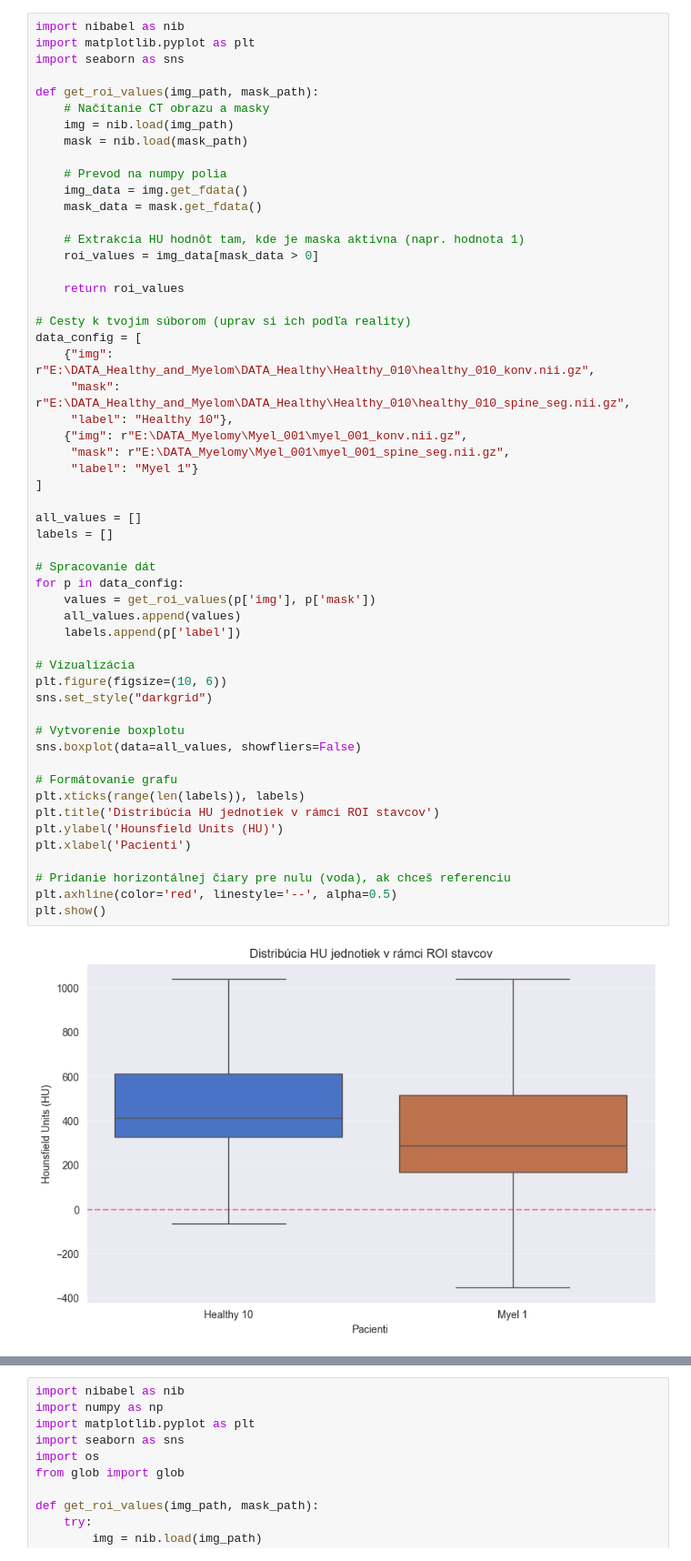
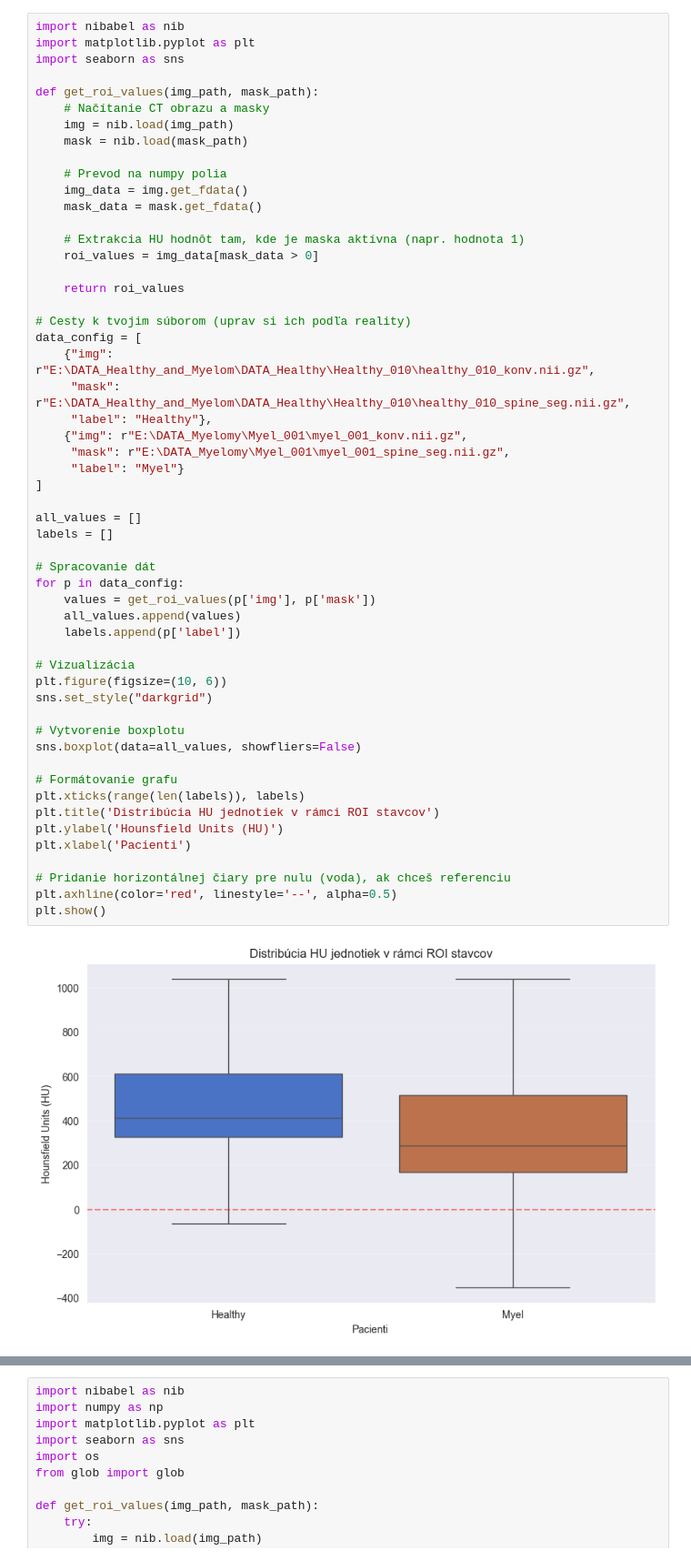
Before and after one commit to lukas1110/Analysis-of-multiple-myelomas-from-dual-CT, a Jupyter notebook: spine_level/HU_experiment.ipynb, the cells around one changed output, grey strips where cells are left out. Shown at 91% size. Drawn from its saved outputs; the diff is of its cells as text.

Commit message:
HU experiments between healthy and MM patients.

```diff
--- a/spine_level/HU_experiment.ipynb
+++ b/spine_level/HU_experiment.ipynb
@@ -21,39 +21,39 @@ def get_roi_values(img_path, mask_path):
 data_config = [
     {"img": r"E:\DATA_Healthy_and_Myelom\DATA_Healthy\Healthy_010\healthy_010_konv.nii.gz",
      "mask": r"E:\DATA_Healthy_and_Myelom\DATA_Healthy\Healthy_010\healthy_010_spine_seg.nii.gz",
-     "label": "Healthy 10"},
+     "label": "Healthy"},
     {"img": r"E:\DATA_Myelomy\Myel_001\myel_001_konv.nii.gz",
      "mask": r"E:\DATA_Myelomy\Myel_001\myel_001_spine_seg.nii.gz",
-     "label": "Myel 1"}
+     "label": "Myel"}
 ]
 
 all_values = []
 labels = []
 
 # Spracovanie dát
 for p in data_config:
     values = get_roi_values(p['img'], p['mask'])
     all_values.append(values)
     labels.append(p['label'])
 
 # Vizualizácia
 plt.figure(figsize=(10, 6))
 sns.set_style("darkgrid")
 
 # Vytvorenie boxplotu
 sns.boxplot(data=all_values, showfliers=False)
 
 # Formátovanie grafu
 plt.xticks(range(len(labels)), labels)
 plt.title('Distribúcia HU jednotiek v rámci ROI stavcov')
 plt.ylabel('Hounsfield Units (HU)')
 plt.xlabel('Pacienti')
 
 # Pridanie horizontálnej čiary pre nulu (voda), ak chceš referenciu
 plt.axhline(color='red', linestyle='--', alpha=0.5)
 plt.show()
 # %% [output]
-[figure, old version]
+[figure, new version]
 # %%
 %matplotlib qt
 import numpy as np
```
Also changed, not shown: parts of 4 cells of this notebook, 2 other files.
